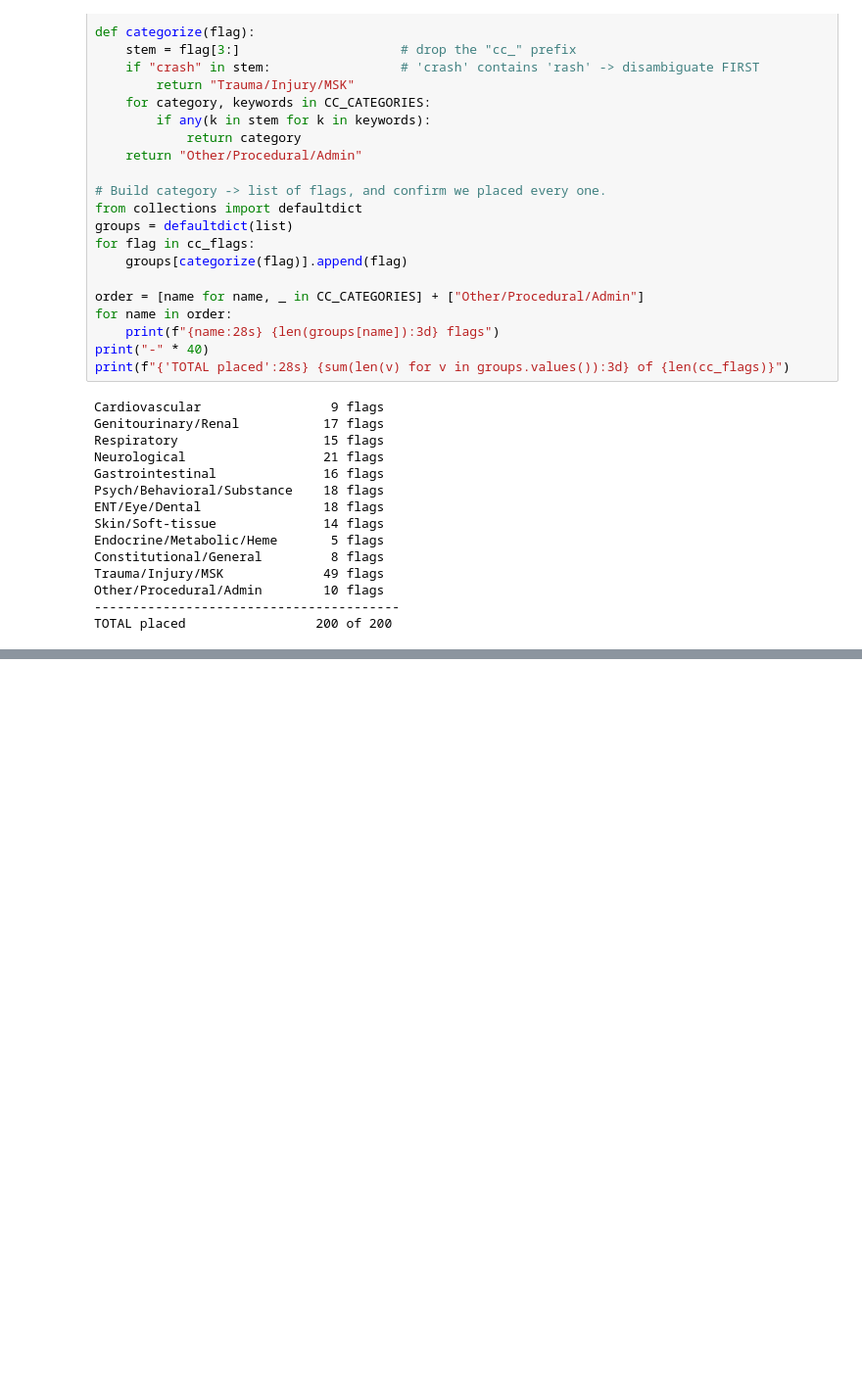
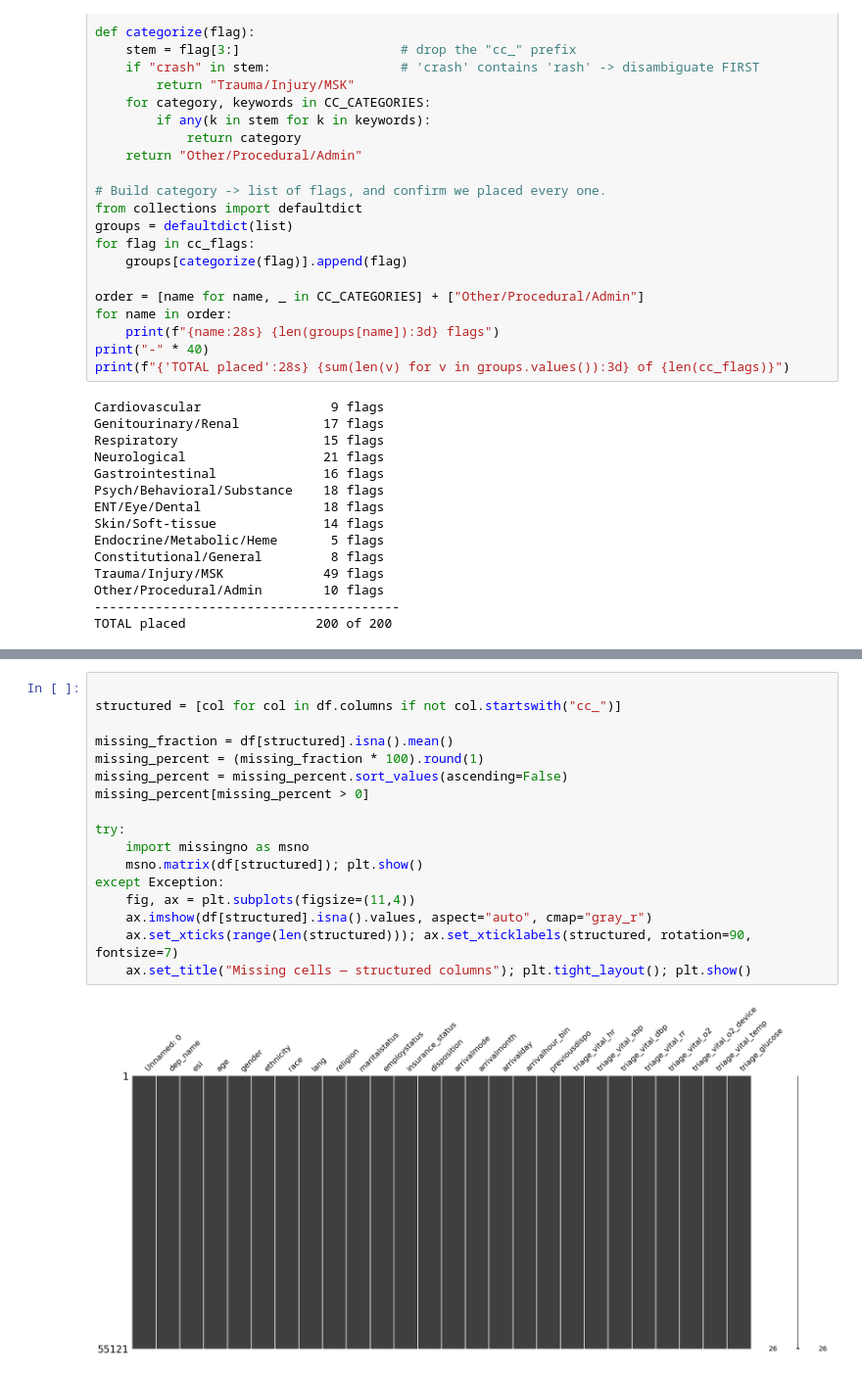
Before and after one commit to madebyjackson/CariSurg-Portfolio, a Jupyter notebook: notebooks/CariSurg_Week_5.ipynb, the cells around one changed output, grey strips where cells are left out. Shown at 98% size. Drawn from its saved outputs; the diff is of its cells as text; blank space fills up the shorter version.

```diff
--- a/notebooks/CariSurg_Week_5.ipynb
+++ b/notebooks/CariSurg_Week_5.ipynb
@@ -182,0 +195,19 @@ TOTAL placed                 200 of 200
+# %%
+
+structured = [col for col in df.columns if not col.startswith("cc_")]
+
+missing_fraction = df[structured].isna().mean()
+missing_percent = (missing_fraction * 100).round(1)
+missing_percent = missing_percent.sort_values(ascending=False)
+missing_percent[missing_percent > 0]
+
+try:
+    import missingno as msno
+    msno.matrix(df[structured]); plt.show()
+except Exception:
+    fig, ax = plt.subplots(figsize=(11,4))
+    ax.imshow(df[structured].isna().values, aspect="auto", cmap="gray_r")
+    ax.set_xticks(range(len(structured))); ax.set_xticklabels(structured, rotation=90, fontsize=7)
+    ax.set_title("Missing cells — structured columns"); plt.tight_layout(); plt.show()
+# %% [output]
+[figure, added]
```
Also changed, not shown: parts of 21 cells of this notebook, 5 other files.
